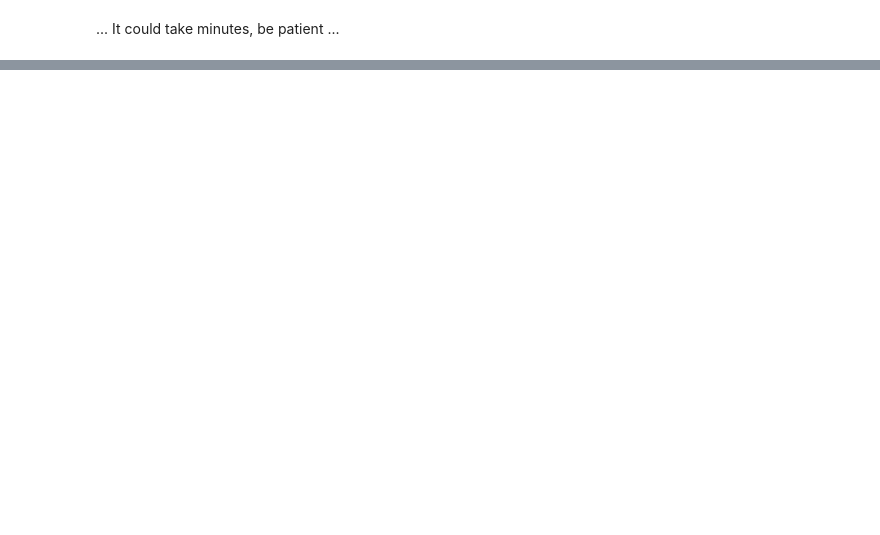
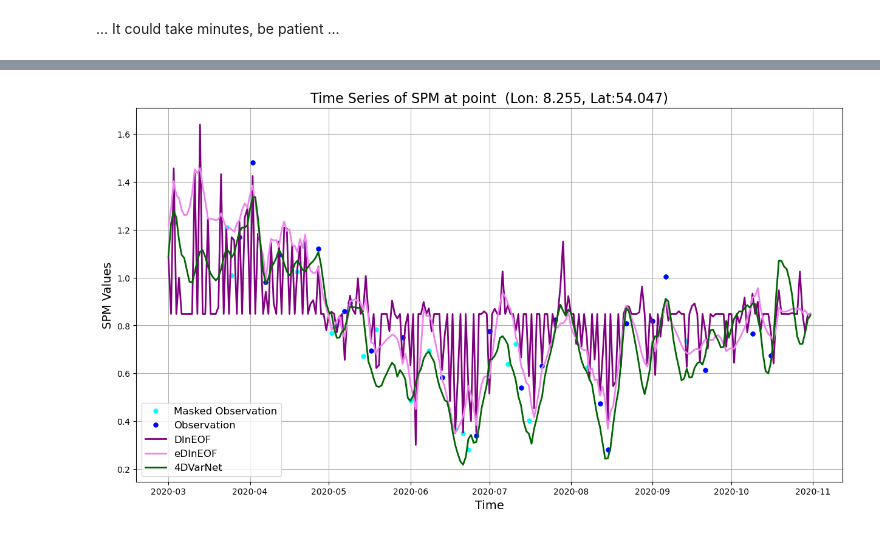
Before and after one commit to CIA-Oceanix/4dvarnet-turbiditymapping, a Jupyter notebook: turbidity_output_analysis.ipynb, the cells around one changed output, grey strips where cells are left out. Cells and saved outputs as stored; diff of their text form; code cells hidden in the pictures; blank space fills up the shorter version.

```diff
--- a/turbidity_output_analysis.ipynb
+++ b/turbidity_output_analysis.ipynb
@@ -22,0 +175,3 @@ Download Datas :
+# %%
+start_date='2020-01-02'
+end_date='2020-11-26'
@@ -195,17 +437,15 @@ rec_eDInEOF.to_netcdf('data/eDInEOF_log10.nc')
 # %%
-# Compute the RMSE, RE of the three algorithms
-
 # #load data OSE
 rec_DInEOF = xr.open_dataset('data/DInEOF_log10.nc')#.sel(time="2018")
 rec_eDInEOF = xr.open_dataset('data/eDInEOF_log10.nc')#.sel(time="2018")
 data4DVarnet = xr.open_dataset("outputs/main/test_SCHISM_AugPatches_BiggerModel_smallerTimeWindows/TestonOSE_DutchWaddenSea/test_data.nc")
 
 GT = xr.open_dataset('data/Obs_SPM_log10_aNam.nc').sel(time=slice(start_date,end_date))
-Obs = xr.open_dataset('data/Obs_SPM_log10_aNam_removed_50percent_patch_again.nc').sel(time=slice(start_date,end_date))
+Masked_Obs = xr.open_dataset('data/Obs_SPM_log10_aNam_removed_50percent_patch_again.nc').sel(time=slice(start_date,end_date))
 
 
 #declare the pixels in which we process RMSE and RE
-mask_obs_minus_GT = ~np.isnan(GT.SPM.values) & np.isnan(Obs.SPM)#mask_obs_minus_GT = True if Obs is nan and GT is not nan (and False otherwise)
+mask_obs_minus_GT = ~np.isnan(GT.SPM.values) & np.isnan(Masked_Obs.SPM)#mask_obs_minus_GT = True if Masked_Obs is nan and GT is not nan (and False otherwise)
 
 #score_DInEOF
 score_DInEOF = rmse(GT.SPM.values[mask_obs_minus_GT],rec_DInEOF.SPM.values[mask_obs_minus_GT])
@@ -314,0 +586,79 @@ for t in range(rang_min, rang_max, step):
+# %%
+station_lon = 8.255
+station_lat =54.047
+
+time_slice = slice('2020-03-01', '2020-10-31')
+
+
+
+GT = GT.sel(time=time_slice)
+Masked_Obs = Masked_Obs.sel(time=time_slice)
+rec_DInEOF = rec_DInEOF.sel(time=time_slice)
+rec_eDInEOF = rec_eDInEOF.sel(time=time_slice)
+data4DVarnet = data4DVarnet.sel(time=time_slice)
+
+def get_nearest_point(dataset, lon, lat):
+    """Find the nearest point in the xarray dataset to the given lon, lat."""
+    return dataset.sel(
+        lon=lon, lat=lat, method="nearest"
+    )  # Nearest method selects the closest grid point
+# Extract data for the station TEXSM from each xarray dataset
+datasets = {
+    "Masked Observation": GT.SPM,
+    "Observation": Masked_Obs.SPM,
+    "DInEOF": rec_DInEOF.SPM,
+    "eDInEOF": rec_eDInEOF.SPM,
+    "4DVarNet": data4DVarnet.out,
+}
+
+time_series = {
+    name: get_nearest_point(ds, station_lon, station_lat)
+    for name, ds in datasets.items()
+}
+
+
+# Define new colors for groups
+colors = {
+    "Masked Observation": "cyan",
+    "Observation": "blue",
+    "DInEOF": "purple",  # Changed to shades of purple
+    "eDInEOF": "violet",
+    "4DVarNet": "darkgreen",
+}
+
+# Plotting the time series for all datasets
+plt.figure(figsize=(15, 8))
+
+for name, series in time_series.items():
+    if name in [ "Masked Observation", "Observation"]:
+        # Dot marker for sparse data
+        plt.plot(
+            series.time,
+            series.values,
+            'o',
+            label=name,
+            markersize=5,
+            color=colors[name],
+        )
+    else:
+        # Line for other datasets
+        plt.plot(
+            series.time,
+            series.values,
+            label=name,
+            linewidth=2,
+            color=colors[name],
+        )
+
+# Add labels, legend, and title
+plt.xlabel("Time", fontsize=14)
+plt.ylabel("SPM Values", fontsize=14)
+plt.title(f"Time Series of SPM at point  (Lon: {station_lon}, Lat:{station_lat})", fontsize=16)
+plt.legend(loc="lower left", fontsize=12)
+plt.grid(True)
+
+# Save and display the figure
+# plt.savefig(f"plots_paperhybridmodels/plot__time_series_DWS_Conv2Donly_texsm.png", dpi=300)
+plt.show()
+# %% [output]
+[figure, added]
```
Also changed, not shown: parts of 32 cells of this notebook, 5 other files.
